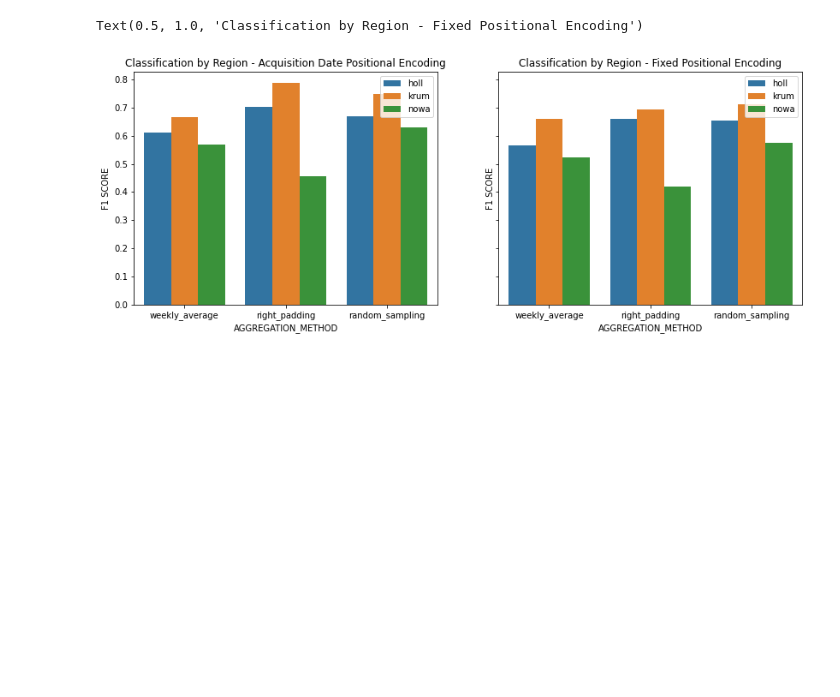
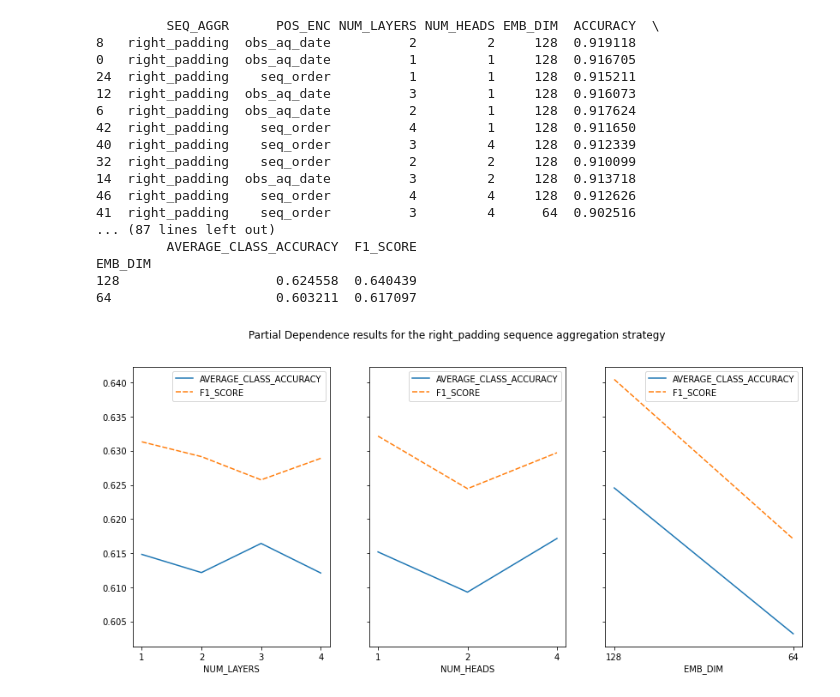
Before and after one commit to IvicaObadic/crop-type-classification-explainability, a Jupyter notebook: notebooks/results_analyzer.ipynb, the cells around one changed output. Drawn from its saved outputs; the diff is of its cells as text; code cells hidden in the pictures; blank space fills up the shorter version.

```diff
--- a/notebooks/results_analyzer.ipynb
+++ b/notebooks/results_analyzer.ipynb
@@ -81,29 +119,0 @@ def calc_accuracy_stats_region_wise(parcel_region_mapping, model_root_path, aggr
-# %%
-RESULTS_BASE_DIR = "C:/Users/Ivica Obadic/EO_explainability_survey/training_results/bavarian_crops/pos_enc_obs_date/{}_classes/".format(NUM_CLASSES)
-experiments_root_directories = [o for o in os.listdir(RESULTS_BASE_DIR)
-                               if os.path.isdir(os.path.join(RESULTS_BASE_DIR,o))]
-
-
-results_pe_obs_date = []
-for i, experiment_directory in enumerate(experiments_root_directories):
-    results_pe_obs_date.extend(get_classification_data(experiment_directory))
-
-results_pe_obs_date = pd.DataFrame(results_pe_obs_date, columns = ["AGGREGATION_METHOD", "ACCURACY", "KAPPA_SCORE", "F1_SCORE"])
-results_pe_obs_date = results_pe_obs_date.melt(id_vars='AGGREGATION_METHOD').rename(columns=str.title)
-results_pe_obs_date.rename(columns = {"Variable": "Classification Metric"}, inplace=True)
-results_pe_obs_date["POSITIONAL_ENCODING"] = "OBS_ACQUISITION_DATE"
-# %%
-RESULTS_BASE_DIR = "C:/Users/Ivica Obadic/EO_explainability_survey/training_results/bavarian_crops/pos_enc_pos/{}_classes/".format(NUM_CLASSES)
-experiments_root_directories = [o for o in os.listdir(RESULTS_BASE_DIR)
-                               if os.path.isdir(os.path.join(RESULTS_BASE_DIR,o))]
-
-
-results = []
-for i, experiment_directory in enumerate(experiments_root_directories):
-    results.extend(get_classification_data(experiment_directory))
-
-results = pd.DataFrame(results, columns = ["AGGREGATION_METHOD", "ACCURACY", "KAPPA_SCORE", "F1_SCORE"])
-results = results.melt(id_vars='AGGREGATION_METHOD').rename(columns=str.title)
-results.rename(columns = {"Variable": "Classification Metric"}, inplace=True)
-results["POSITIONAL_ENCODING"] = "FIXED_POSITION"
-print(results)
@@ -218,12 +120,25 @@ results_pos_enc_pos
-# %%
-fig, axs = plt.subplots(nrows=1, ncols=2, figsize=(14, 4), sharey=True)
-barplot = sns.barplot(x="AGGREGATION_METHOD", y="F1 SCORE", hue="REGION", data=results_pos_enc, ax = axs[0])
-barplot.legend(loc='upper right', bbox_to_anchor=(1, 1))
-barplot.set_title("Classification by Region - Acquisition Date Positional Encoding")
-
-barplot = sns.barplot(x="AGGREGATION_METHOD", y="F1 SCORE", hue="REGION", data=results_pos_enc_pos, ax = axs[1])
-barplot.legend(loc='upper right', bbox_to_anchor=(1, 1))
-barplot.set_title("Classification by Region - Fixed Positional Encoding")
-# %% [output]
-Text(0.5, 1.0, 'Classification by Region - Fixed Positional Encoding')
-[figure, removed]
+# %%
+seq_aggr_method = "right_padding"
+results_path = os.path.join(RESULTS_BASE_DIR, seq_aggr_method)
+right_padding_results = get_classification_results_per_seq_aggr_method(results_path)
+print(right_padding_results)
+hyperparams_partial_dependence_plot(right_padding_results)
+# %% [output]
+         SEQ_AGGR      POS_ENC NUM_LAYERS NUM_HEADS EMB_DIM  ACCURACY  \
+8   right_padding  obs_aq_date          2         2     128  0.919118
+0   right_padding  obs_aq_date          1         1     128  0.916705
+24  right_padding    seq_order          1         1     128  0.915211
+12  right_padding  obs_aq_date          3         1     128  0.916073
+6   right_padding  obs_aq_date          2         1     128  0.917624
+42  right_padding    seq_order          4         1     128  0.911650
+40  right_padding    seq_order          3         4     128  0.912339
+32  right_padding    seq_order          2         2     128  0.910099
+14  right_padding  obs_aq_date          3         2     128  0.913718
+46  right_padding    seq_order          4         4     128  0.912626
+41  right_padding    seq_order          3         4      64  0.902516
+... (87 lines left out)
+         AVERAGE_CLASS_ACCURACY  F1_SCORE
+EMB_DIM
+128                    0.624558  0.640439
+64                     0.603211  0.617097
+[figure, added]
```
Also changed, not shown: parts of 10 cells of this notebook, 3 other files.
